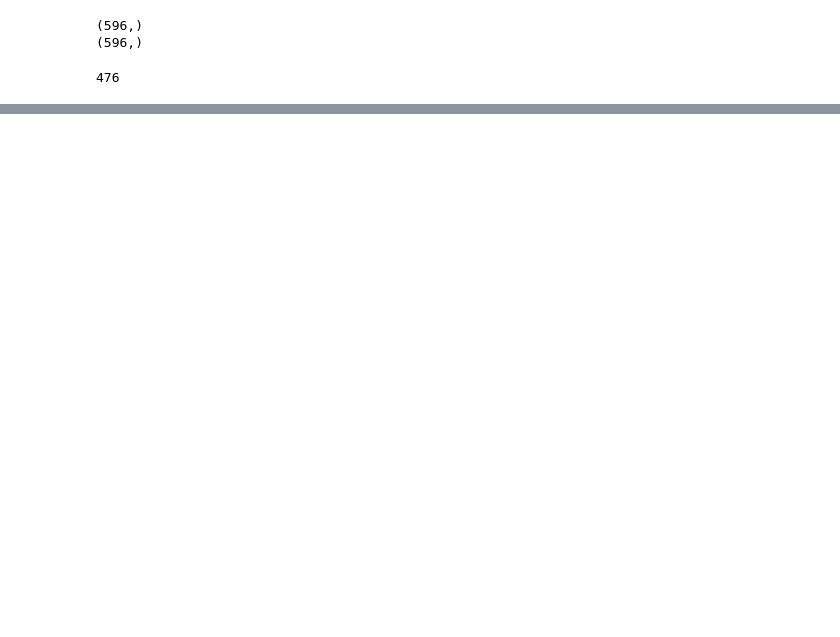
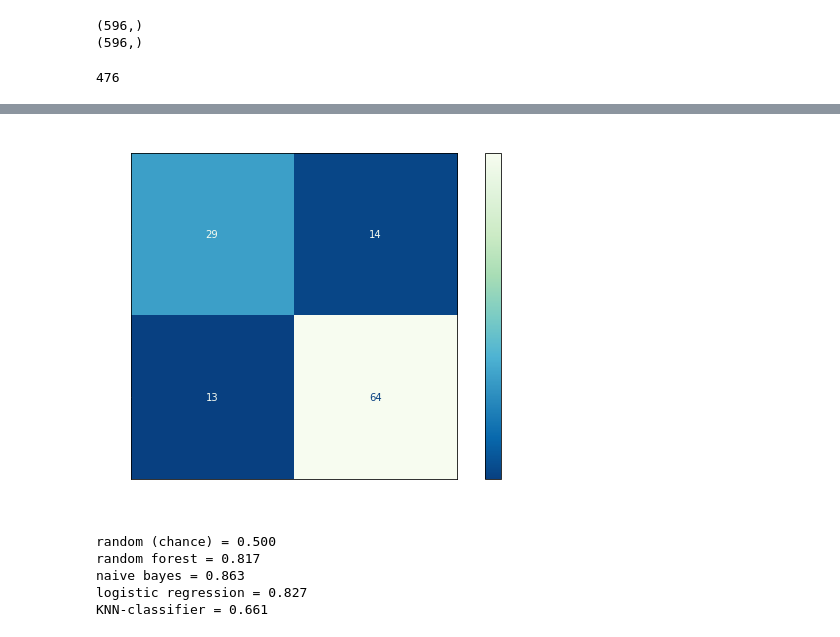
Before and after one commit to Mosaddeq/Sentiment-Analysis, a Jupyter notebook: Thesis_update_v2.ipynb, the cells around one changed output, grey strips where cells are left out. Cells and saved outputs as stored; diff of their text form; code cells hidden in the pictures; blank space fills up the shorter version.

```diff
--- a/Thesis_update_v2.ipynb
+++ b/Thesis_update_v2.ipynb
@@ -196,0 +230,11 @@ cofusion Matrix:
+# %%
+matrix = plot_confusion_matrix(logreg, X_test, y_test,cmap = plt.cm.GnBu_r) #plot confusion matrix
+matrix.ax_.set_title('confuison Matrix' , color='white')
+plt.xlabel('Predicted Label',color='white')
+plt.ylabel('True Label', color='white')
+plt.gcf().axes[0].tick_params(colors='white')
+plt.gcf().axes[1].tick_params(colors='white')
+plt.gcf().set_size_inches(10,6)
+plt.show()
+# %% [output]
+[figure, added]
@@ -196,0 +260,12 @@ cofusion Matrix:
+# %%
+print('random (chance) = %.3f'% (r_auc))
+print('random forest = %.3f'% (rf_auc))
+print('naive bayes = %.3f'% (nb_auc))
+print('logistic regression = %.3f'% (logreg_auc))
+print('KNN-classifier = %.3f'% (knn_clf_auc))
+# %% [output]
+random (chance) = 0.500
+random forest = 0.817
+naive bayes = 0.863
+logistic regression = 0.827
+KNN-classifier = 0.661
```
Also changed, not shown: parts of 34 cells of this notebook.
